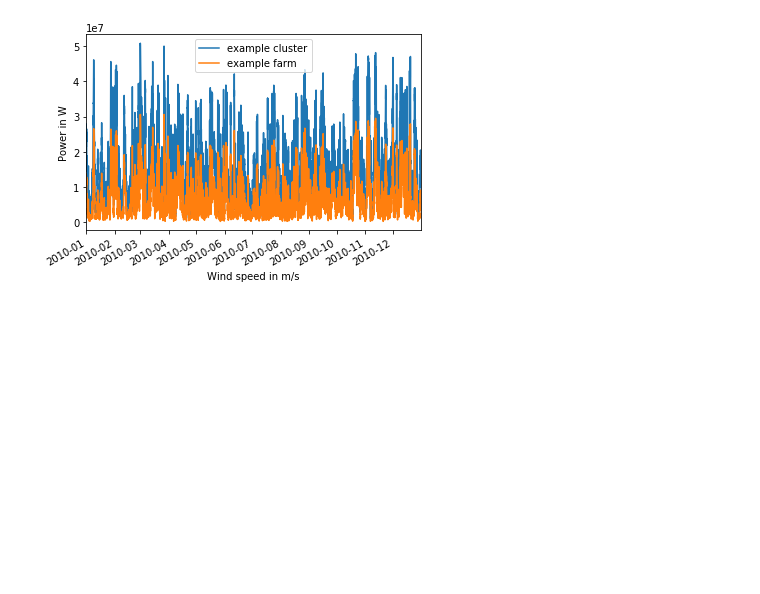
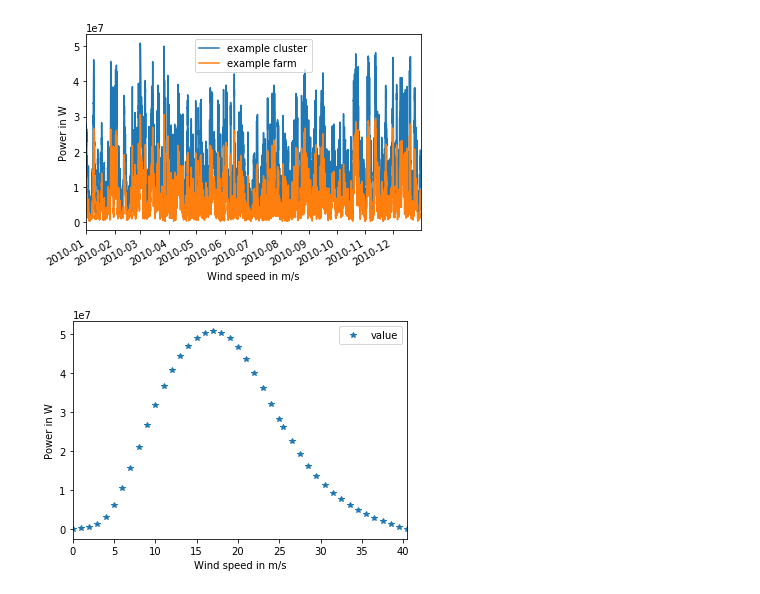
Before and after one commit to wind-python/windpowerlib, a Jupyter notebook: example/turbine_cluster_modelchain_example.ipynb, the cells around one changed output. Saved outputs shown, nothing was run; the diff lists cells and outputs as text; code cells hidden in the pictures; blank space fills up the shorter version.

Commit message:
Add plot to turbine_cluster_modelchain_example

```diff
--- a/example/turbine_cluster_modelchain_example.ipynb
+++ b/example/turbine_cluster_modelchain_example.ipynb
@@ -179,3 +179,13 @@ if plt:
     plt.show()
 # %% [output]
 [figure]
+# %%
+# plot aggregated (and smoothed) power curve of example_cluster
+if plt:
+    example_cluster.power_curve.plot(
+        x='wind_speed', y='value', style='*')
+    plt.xlabel('Wind speed in m/s')
+    plt.ylabel('Power in W')
+    plt.show()
+# %% [output]
+[figure, added]
```
